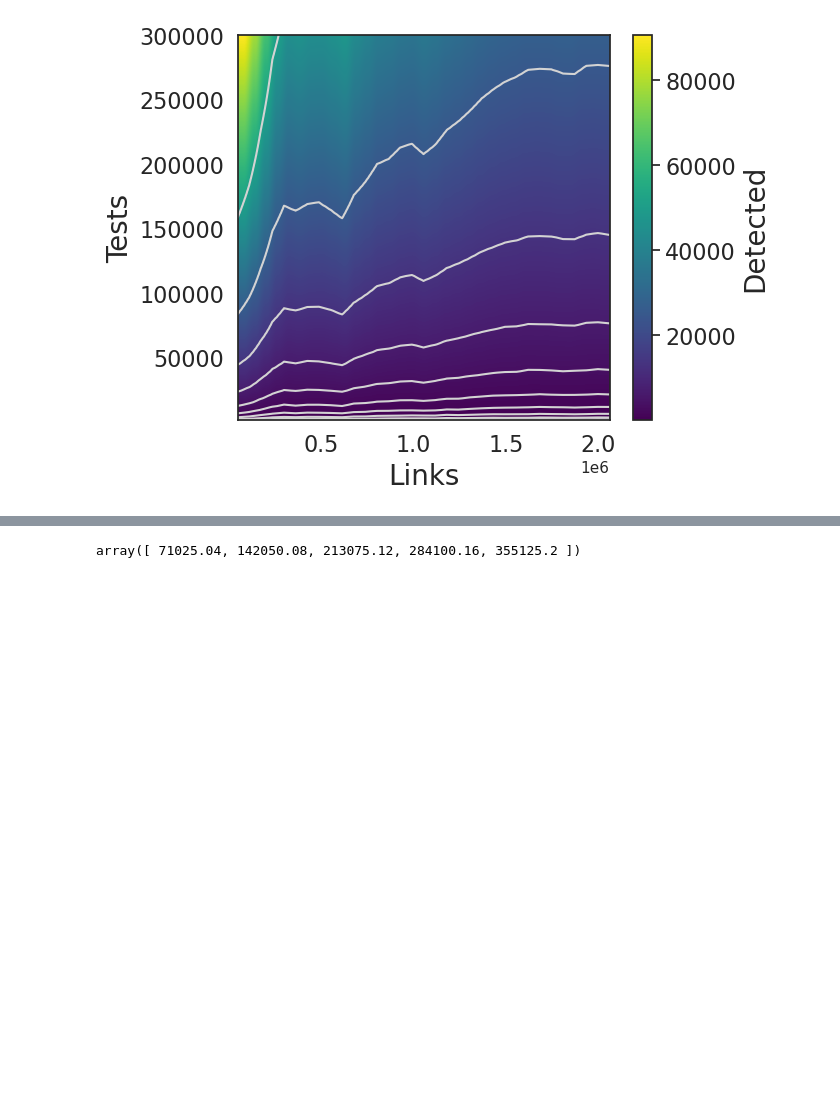
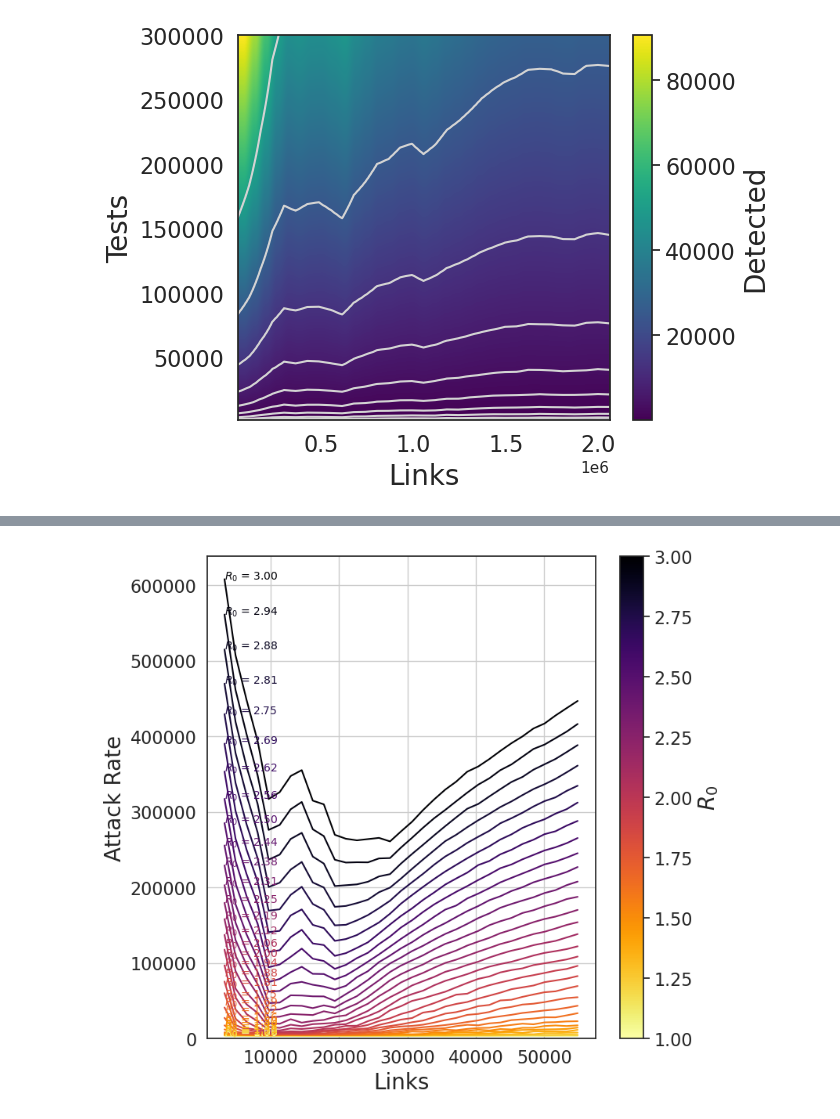
Before and after one commit to PabloValgaRuiz/control23, a Jupyter notebook: transport.ipynb, the cells around one changed output, grey strips where cells are left out. Drawn from its saved outputs; the diff is of its cells as text; code cells hidden in the pictures; blank space fills up the shorter version.

```diff
--- a/transport.ipynb
+++ b/transport.ipynb
@@ -110,7 +108,42 @@ plt.savefig('figures/tests/tests1.jpg', dpi=220, bbox_inches="tight")
-# %%
-percentages
-# %% [output]
-array([ 71025.04, 142050.08, 213075.12, 284100.16, 355125.2 ])
+# %%
+name = 'bogota'
+
+sns.set_theme(style="white")
+
+heatmap = pd.read_csv('confinement/out/attackRateMap/' + name + 'beta_1-3.txt', sep='\t', names=['beta','links', 'attackRate', 'error'])
+
+# PIVOT TABLE
+
+pivotTable = pd.pivot_table(data = heatmap, index = 'beta', columns = 'links', values='attackRate')
+
+colormap = 'viridis'
+# %%
+fig, ax = plt.subplots(figsize=(8,8))
+linearColor = mpl.cm.get_cmap('inferno_r')
+beta_max,beta_min = 3, 1
+for i,val in enumerate(heatmap['beta'].drop_duplicates()):
+    color=linearColor((val-beta_min)/(beta_max-beta_min))
+    plt.plot('links', 'attackRate', data=heatmap[heatmap['beta']==val], color=color)
+    ax.text(heatmap[heatmap['beta']==val]['links'].min(), heatmap[heatmap['beta']==val]['attackRate'].max(), r'$R_0$ = ' + f'{val:.2f}', color=color, fontsize=10)
+# COLORBAR
+sm = plt.cm.ScalarMappable(cmap=linearColor, norm=Normalize(vmin=beta_min, vmax=beta_max))
+#sm.set_array([])
+cbar = fig.colorbar(sm, ax=ax)
+
+ax.set_xlabel('Links', size=20)
+ax.set_ylabel('Attack Rate', size=20)
+ax.tick_params(labelsize=16)
+
+cbar.ax.tick_params(labelsize=16)
+cbar.ax.set_ylabel(r'$R_0$', size=20)
+
+ax.grid('True')
+
+ax.set_ylim(0,)
+
+plt.savefig('figures/confinement/bogota_attackrate.pdf', bbox_inches="tight")
+# %% [output]
+[figure, added]
 # %%
 name = 'bogota_transport'
 sns.set_theme(style="white")
```
Also changed, not shown: parts of 3 cells of this notebook, 22 other files.
